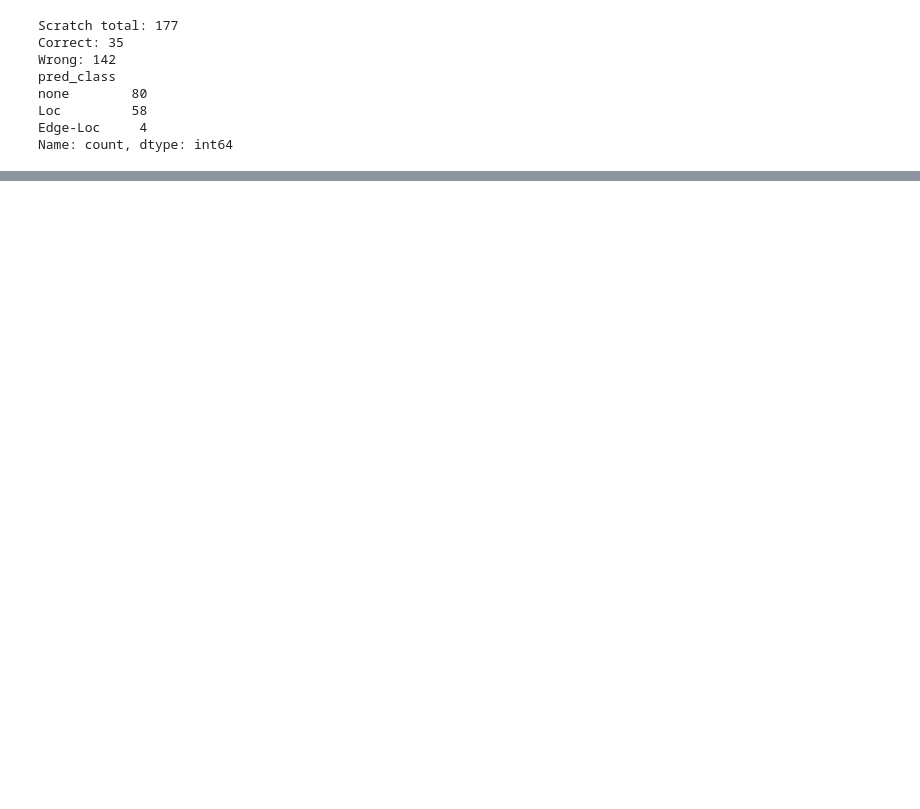
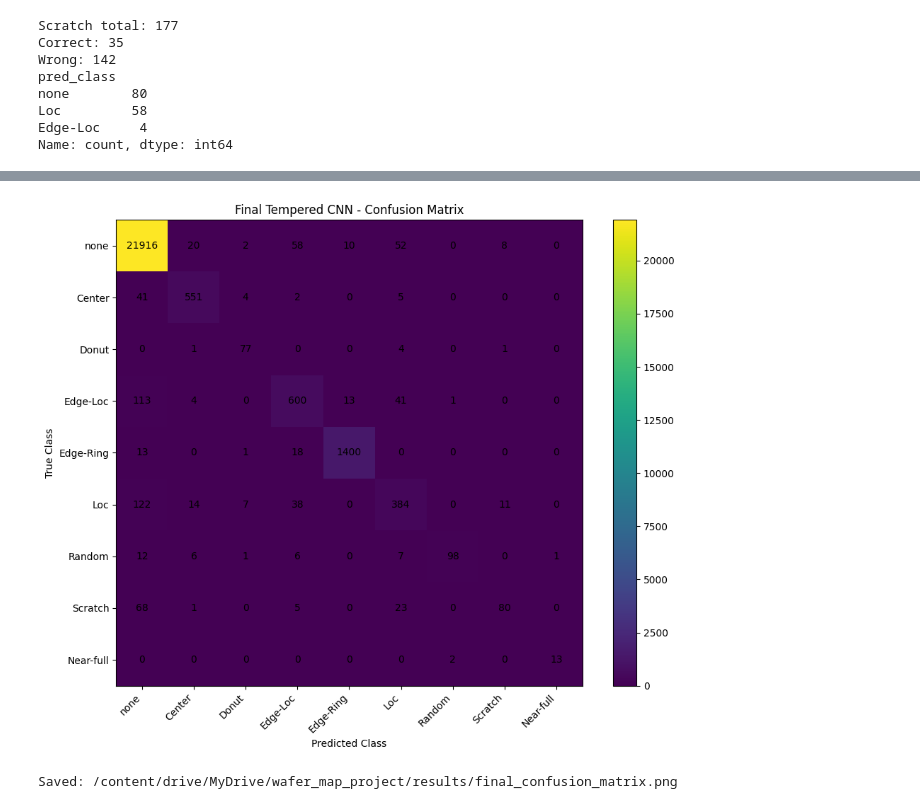
Before and after one commit to seunghyun949-dot/wafer-map-defect-classification, a Jupyter notebook: notebooks/wafer_project.ipynb, the cells around one changed output, grey strips where cells are left out. Cells and saved outputs as stored; diff of their text form; code cells hidden in the pictures; blank space fills up the shorter version.

```diff
--- a/notebooks/wafer_project.ipynb
+++ b/notebooks/wafer_project.ipynb
@@ -4919,0 +8544,77 @@ display(error_pairs.head(20))
+# %%
+# ============================================================
+# DAY 12-5
+# Save Final Confusion Matrix
+# ============================================================
+
+plt.figure(
+    figsize=(10, 8)
+)
+
+plt.imshow(
+    final_cm
+)
+
+plt.title(
+    "Final Tempered CNN - Confusion Matrix"
+)
+
+plt.xlabel(
+    "Predicted Class"
+)
+
+plt.ylabel(
+    "True Class"
+)
+
+plt.xticks(
+    range(len(class_names)),
+    class_names,
+    rotation=45,
+    ha="right"
+)
+
+plt.yticks(
+    range(len(class_names)),
+    class_names
+)
+
+plt.colorbar()
+
+for i in range(
+    len(class_names)
+):
+    for j in range(
+        len(class_names)
+    ):
+
+        plt.text(
+            j,
+            i,
+            final_cm[i, j],
+            ha="center",
+            va="center"
+        )
+
+plt.tight_layout()
+
+cm_plot_path = (
+    RESULTS_DIR /
+    "final_confusion_matrix.png"
+)
+
+plt.savefig(
+    cm_plot_path,
+    dpi=200,
+    bbox_inches="tight"
+)
+
+plt.show()
+
+print(
+    "Saved:",
+    cm_plot_path
+)
+# %% [output]
+[figure, added]
+Saved: /content/drive/MyDrive/wafer_map_project/results/final_confusion_matrix.png
```
Also changed, not shown: parts of 49 cells of this notebook, 10 other files.
